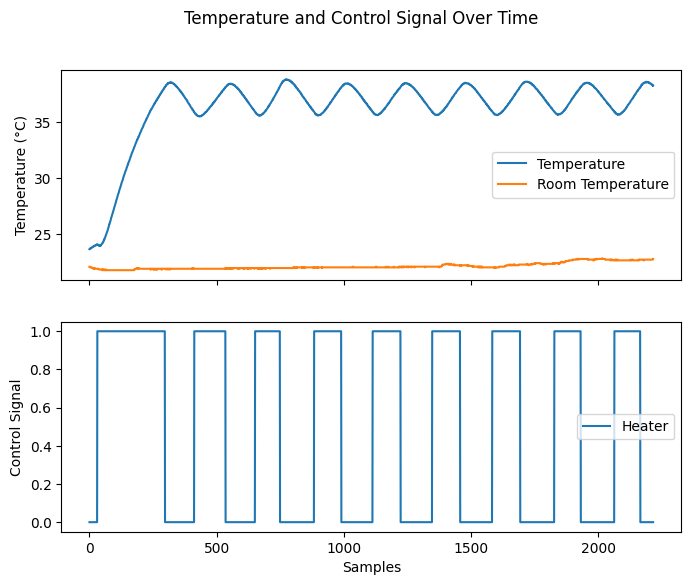
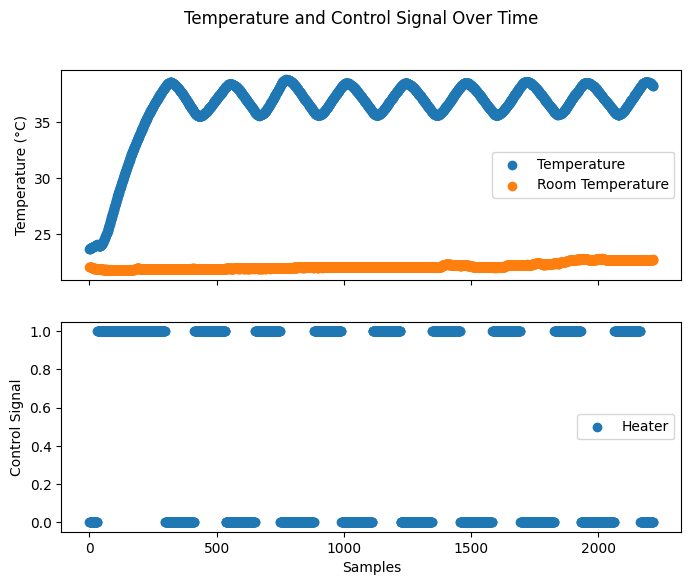
Unified diff of the notebook cell whose output changed from the first chart to the second:
--- before
+++ after
@@ -3,11 +3,11 @@
 
 # Plot temperature data on the first subplot
-ax1.plot(data.index, data.average_temperature, label='Temperature')
-ax1.plot(data.index, data.t3, label='Room Temperature')
+ax1.scatter(data.index, data.average_temperature, label='Temperature')
+ax1.scatter(data.index, data.t3, label='Room Temperature')
 ax1.set_ylabel('Temperature (°C)')
 ax1.legend()
 
-# Plot control signal data on the second subplot (heater on/off)
-ax2.plot(data.index, data.heater_on, label='Heater')
+# scatter control signal data on the second subscatter (heater on/off)
+ax2.scatter(data.index, data.heater_on, label='Heater')
 ax2.set_xlabel('Samples')
 ax2.set_ylabel('Control Signal')

Commit: Fix typos